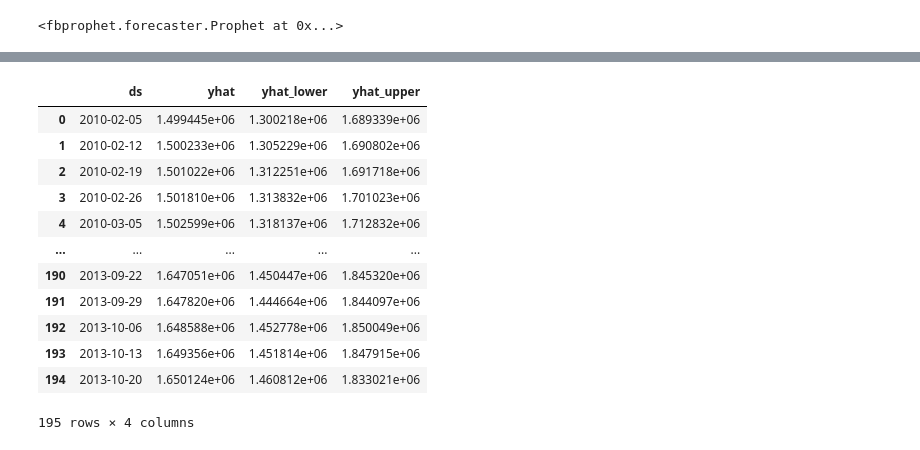
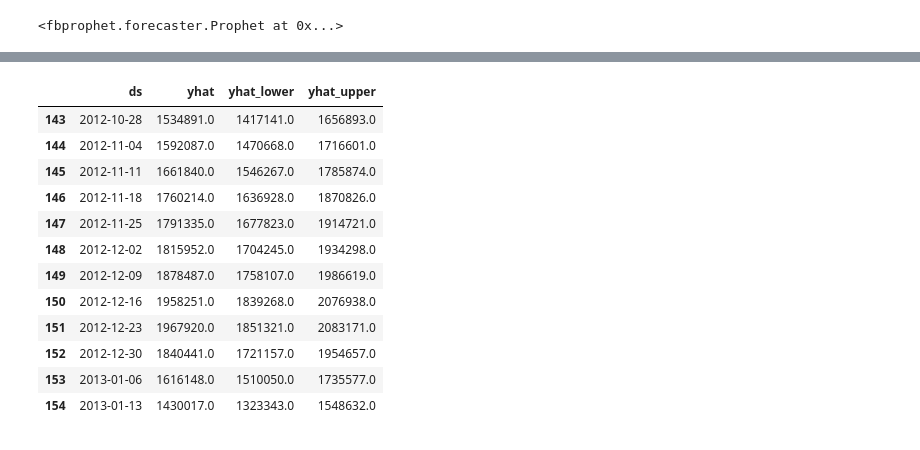
Before and after one commit to naokityokoyama/infnet, a Jupyter notebook: infnet_projeto_final.ipynb, the cells around one changed output, grey strips where cells are left out. Saved outputs shown, nothing was run; the diff lists cells and outputs as text; code cells hidden in the pictures.

```diff
--- a/infnet_projeto_final.ipynb
+++ b/infnet_projeto_final.ipynb
@@ -420,3 +434,5 @@ loja_1
+# %%
+loja_1 = loja_1.drop(['Store'	,'Dept'], axis=1)
 # %%
 loja_1['Date'].nunique()
 # %% [output]
@@ -443,3 +442,7 @@ loja_1_
+# %%
+loja_1 = loja_1.groupby('Date').sum().reset_index()
+mapa = {0:False, 71:True, 72:True, 73:True}
+loja_1.IsHoliday = loja_1.IsHoliday.map(mapa)
 # %% [markdown]
 Convertendo para Date Time
 # %%
@@ -471,11 +461,11 @@ l.tail(7)
 # %%
 m = Prophet(yearly_seasonality=True)
 m.add_country_holidays(country_name='US')
-m.fit(l)
+m.fit(X)
 # %% [output]
 INFO:fbprophet:Disabling weekly seasonality. Run prophet with weekly_seasonality=True to override this.
 INFO:fbprophet:Disabling daily seasonality. Run prophet with daily_seasonality=True to override this.
 <fbprophet.forecaster.Prophet at 0x...>
 # %%
-future = m.make_future_dataframe(periods=40, freq='w')
+future = m.make_future_dataframe(periods=12, freq='w')
 # %%
@@ -513,16 +489,16 @@ forecast
 # %%
-forecast[['ds', 'yhat', 'yhat_lower', 'yhat_upper']]
+round(forecast[['ds', 'yhat', 'yhat_lower', 'yhat_upper']]).tail(12)
 # %% [output]
 |  | ds | yhat | yhat_lower | yhat_upper |
-| 0 | 2010-02-05 | 1.499445e+06 | 1.300218e+06 | 1.689339e+06 |
-| 1 | 2010-02-12 | 1.500233e+06 | 1.305229e+06 | 1.690802e+06 |
-| 2 | 2010-02-19 | 1.501022e+06 | 1.312251e+06 | 1.691718e+06 |
-| 3 | 2010-02-26 | 1.501810e+06 | 1.313832e+06 | 1.701023e+06 |
-| 4 | 2010-03-05 | 1.502599e+06 | 1.318137e+06 | 1.712832e+06 |
-| ... | ... | ... | ... | ... |
-| 190 | 2013-09-22 | 1.647051e+06 | 1.450447e+06 | 1.845320e+06 |
-| 191 | 2013-09-29 | 1.647820e+06 | 1.444664e+06 | 1.844097e+06 |
-| 192 | 2013-10-06 | 1.648588e+06 | 1.452778e+06 | 1.850049e+06 |
-| 193 | 2013-10-13 | 1.649356e+06 | 1.451814e+06 | 1.847915e+06 |
-| 194 | 2013-10-20 | 1.650124e+06 | 1.460812e+06 | 1.833021e+06 |
+| 143 | 2012-10-28 | 1534891.0 | 1417141.0 | 1656893.0 |
+| 144 | 2012-11-04 | 1592087.0 | 1470668.0 | 1716601.0 |
+| 145 | 2012-11-11 | 1661840.0 | 1546267.0 | 1785874.0 |
+| 146 | 2012-11-18 | 1760214.0 | 1636928.0 | 1870826.0 |
+| 147 | 2012-11-25 | 1791335.0 | 1677823.0 | 1914721.0 |
+| 148 | 2012-12-02 | 1815952.0 | 1704245.0 | 1934298.0 |
+| 149 | 2012-12-09 | 1878487.0 | 1758107.0 | 1986619.0 |
+| 150 | 2012-12-16 | 1958251.0 | 1839268.0 | 2076938.0 |
+| 151 | 2012-12-23 | 1967920.0 | 1851321.0 | 2083171.0 |
+| 152 | 2012-12-30 | 1840441.0 | 1721157.0 | 1954657.0 |
+| 153 | 2013-01-06 | 1616148.0 | 1510050.0 | 1735577.0 |
+| 154 | 2013-01-13 | 1430017.0 | 1323343.0 | 1548632.0 |
-195 rows × 4 columns
```
Also changed, not shown: parts of 49 cells of this notebook.
